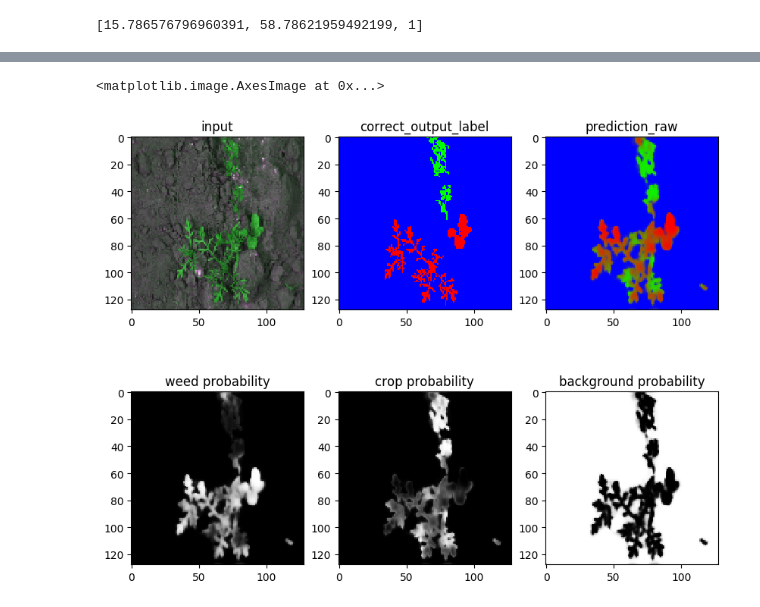
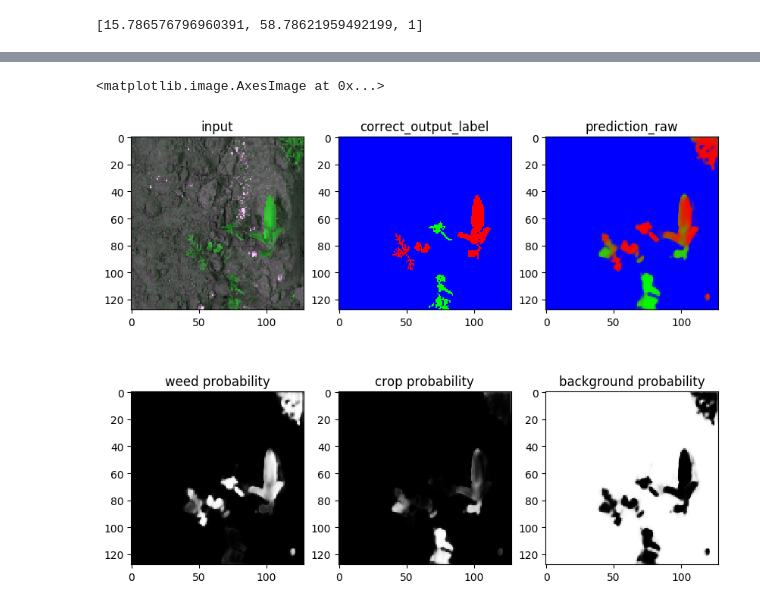
Before and after one commit to totti0223/deep_learning_for_biologists_with_keras, a Jupyter notebook: notebooks/crop_weed_semantic_segmentation.ipynb, the cells around one changed output, grey strips where cells are left out. Cells and saved outputs as stored; diff of their text form; code cells hidden in the pictures.

```diff
--- a/notebooks/crop_weed_semantic_segmentation.ipynb
+++ b/notebooks/crop_weed_semantic_segmentation.ipynb
@@ -797,7 +799,7 @@ Epoch 150/150
 # %%
 # change the value of n below to see different images in the test dataset
 #n should be smaller than 20
-n = 3
+n = 6
 
 plt.figure(figsize=(10,8))
 plt.subplot(2,3,1)
@@ -812,31 +814,31 @@ plt.imshow(img)
 prediction = model.predict(test_x[n:n+1])
 prediction = np.reshape(prediction,(128,128,3))
 plt.subplot(2,3,3)
 plt.title("prediction_raw")
 plt.imshow(prediction)
 
 
 #per label
 plt.subplot(2,3,4)
 plt.title("weed probability")
 #img = prediction.copy()
 #img = np.argmax(img,axis=2)
 #img = np.all(img[...,np.newaxis] == 0 ,axis=-1)*1
 plt.imshow(prediction[:,:,0],cmap="gray")
 
 plt.subplot(2,3,5)
 plt.title("crop probability")
 #img = prediction.copy()
 #img = np.argmax(img,axis=2)
 #img = np.all(img[...,np.newaxis] == 1 ,axis=-1)*1
 plt.imshow(prediction[:,:,1],cmap="gray")
 
 plt.subplot(2,3,6)
 plt.title("background probability")
 #img = prediction.copy()
 #img = np.argmax(img,axis=2)
 #img = np.all(img[...,np.newaxis] == 2 ,axis=-1)*1
 plt.imshow(prediction[:,:,2],cmap="gray")
 # %% [output]
 <matplotlib.image.AxesImage at 0x...>
-[figure, old version]
+[figure, new version]
```
Also changed, not shown: parts of 7 cells of this notebook.
